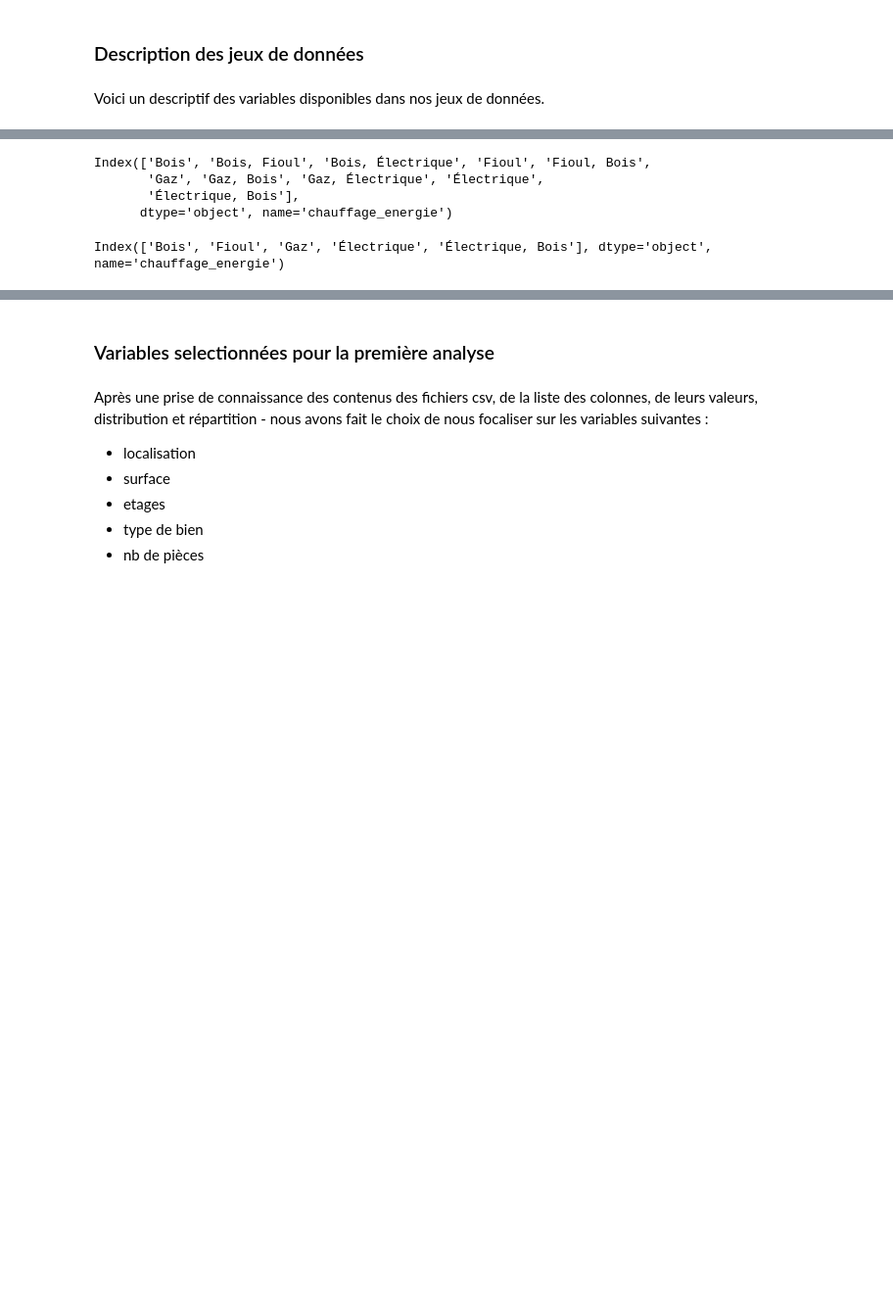
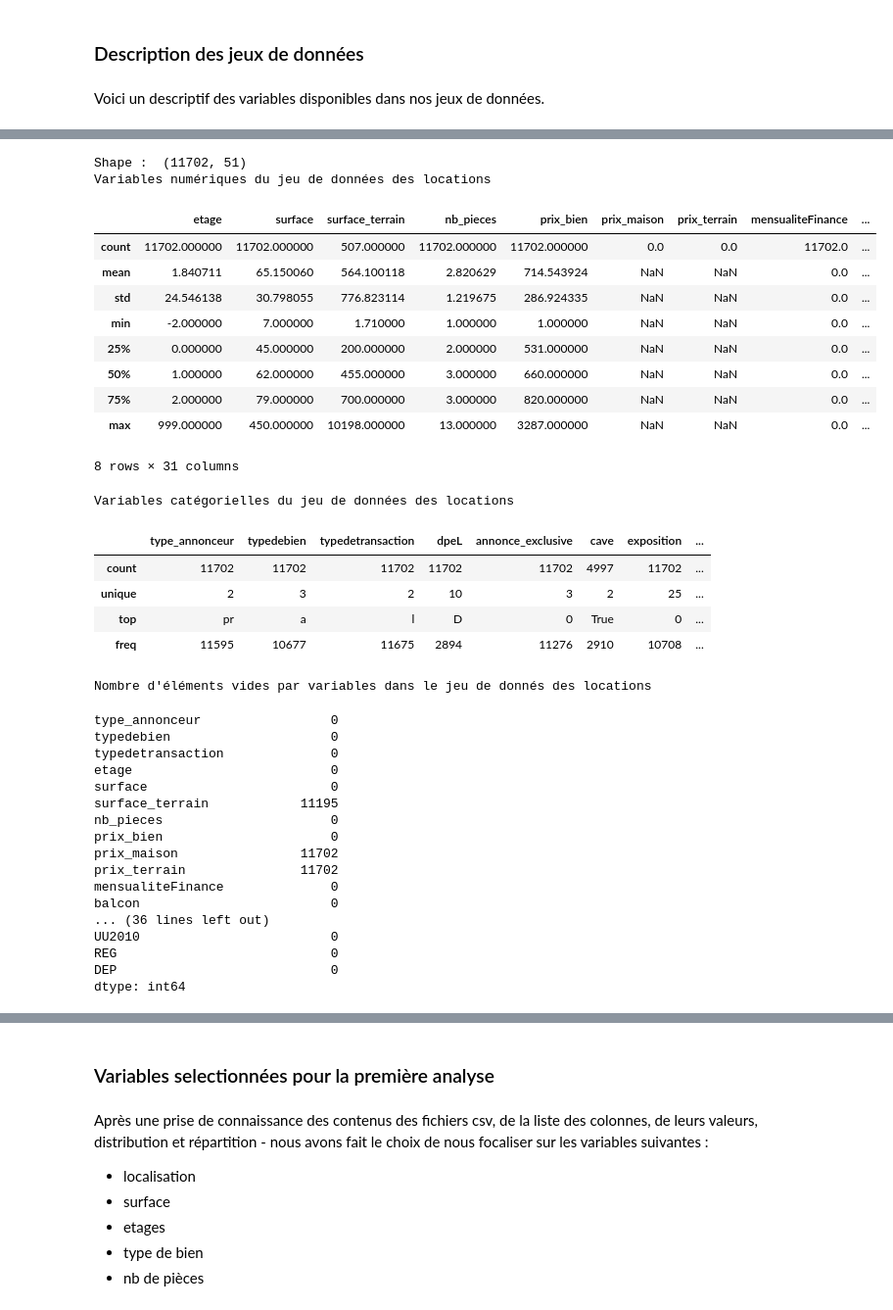
Before and after one commit to Hugues360/Projet_DS2025, a Jupyter notebook: Etape_1_Exploration_DataViz.ipynb, the cells around one changed output, grey strips where cells are left out. Shown: that part at 98% size. Saved outputs shown, nothing was run; the diff lists cells and outputs as text; code cells hidden in the pictures; blank space fills up the shorter version.

Commit message:
Champs décrits sauf les 7 derniers de ventes

```diff
--- a/Etape_1_Exploration_DataViz.ipynb
+++ b/Etape_1_Exploration_DataViz.ipynb
@@ -97,11 +30,52 @@ df_ventes[df_ventes.columns[31:]].describe()
-# %%
-df_ventes.chauffage_energie.value_counts().index.sort_values()
-# %% [output]
-Index(['Bois', 'Bois, Fioul', 'Bois, Électrique', 'Fioul', 'Fioul, Bois',
-       'Gaz', 'Gaz, Bois', 'Gaz, Électrique', 'Électrique',
-       'Électrique, Bois'],
-      dtype='object', name='chauffage_energie')
-# %%
-df_locations.chauffage_energie.value_counts().index.sort_values()
-# %% [output]
-Index(['Bois', 'Fioul', 'Gaz', 'Électrique', 'Électrique, Bois'], dtype='object', name='chauffage_energie')
+# %%
+df_locations = pd.read_csv('data/ech_annonces_locations_68.csv', sep=';', index_col='idannonce')
+
+print("Shape : ", df_locations.shape)
+
+print('Variables numériques du jeu de données des locations')
+
+display(df_locations.describe())
+
+print('Variables catégorielles du jeu de données des locations')
+
+display(df_locations.describe(include='O'))
+
+print("Nombre d'éléments vides par variables dans le jeu de donnés des locations")
+display(df_locations.isna().sum())
+# %% [output]
+Shape :  (11702, 51)
+Variables numériques du jeu de données des locations
+|  | etage | surface | surface_terrain | nb_pieces | prix_bien | prix_maison | prix_terrain | mensualiteFinance | ... |
+| count | 11702.000000 | 11702.000000 | 507.000000 | 11702.000000 | 11702.000000 | 0.0 | 0.0 | 11702.0 | ... |
+| mean | 1.840711 | 65.150060 | 564.100118 | 2.820629 | 714.543924 | NaN | NaN | 0.0 | ... |
+| std | 24.546138 | 30.798055 | 776.823114 | 1.219675 | 286.924335 | NaN | NaN | 0.0 | ... |
+| min | -2.000000 | 7.000000 | 1.710000 | 1.000000 | 1.000000 | NaN | NaN | 0.0 | ... |
+| 25% | 0.000000 | 45.000000 | 200.000000 | 2.000000 | 531.000000 | NaN | NaN | 0.0 | ... |
+| 50% | 1.000000 | 62.000000 | 455.000000 | 3.000000 | 660.000000 | NaN | NaN | 0.0 | ... |
+| 75% | 2.000000 | 79.000000 | 700.000000 | 3.000000 | 820.000000 | NaN | NaN | 0.0 | ... |
+| max | 999.000000 | 450.000000 | 10198.000000 | 13.000000 | 3287.000000 | NaN | NaN | 0.0 | ... |
+8 rows × 31 columns
+Variables catégorielles du jeu de données des locations
+|  | type_annonceur | typedebien | typedetransaction | dpeL | annonce_exclusive | cave | exposition | ... |
+| count | 11702 | 11702 | 11702 | 11702 | 11702 | 4997 | 11702 | ... |
+| unique | 2 | 3 | 2 | 10 | 3 | 2 | 25 | ... |
+| top | pr | a | l | D | 0 | True | 0 | ... |
+| freq | 11595 | 10677 | 11675 | 2894 | 11276 | 2910 | 10708 | ... |
+Nombre d'éléments vides par variables dans le jeu de donnés des locations
+type_annonceur                 0
+typedebien                     0
+typedetransaction              0
+etage                          0
+surface                        0
+surface_terrain            11195
+nb_pieces                      0
+prix_bien                      0
+prix_maison                11702
+prix_terrain               11702
+mensualiteFinance              0
+balcon                         0
+... (36 lines left out)
+UU2010                         0
+REG                            0
+DEP                            0
+dtype: int64
```
Also changed, not shown: parts of 9 cells of this notebook.
